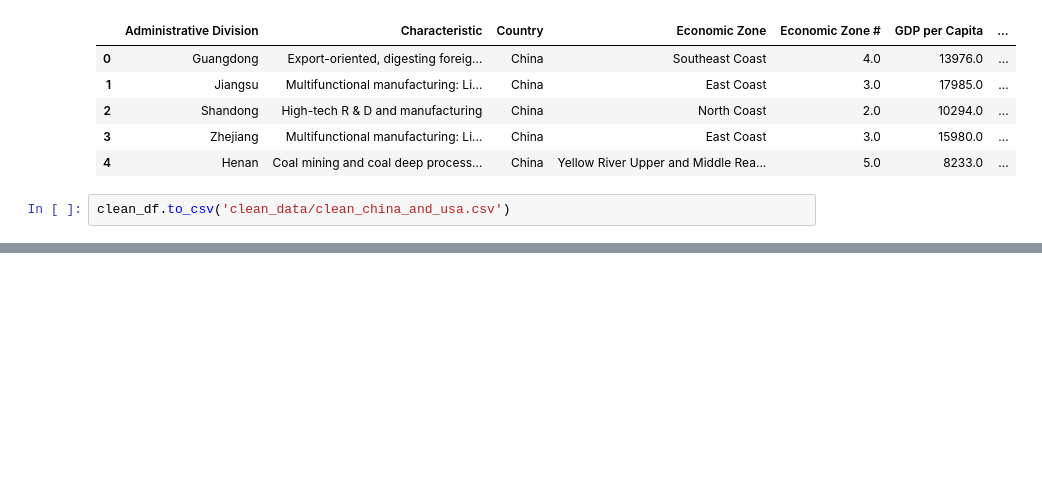
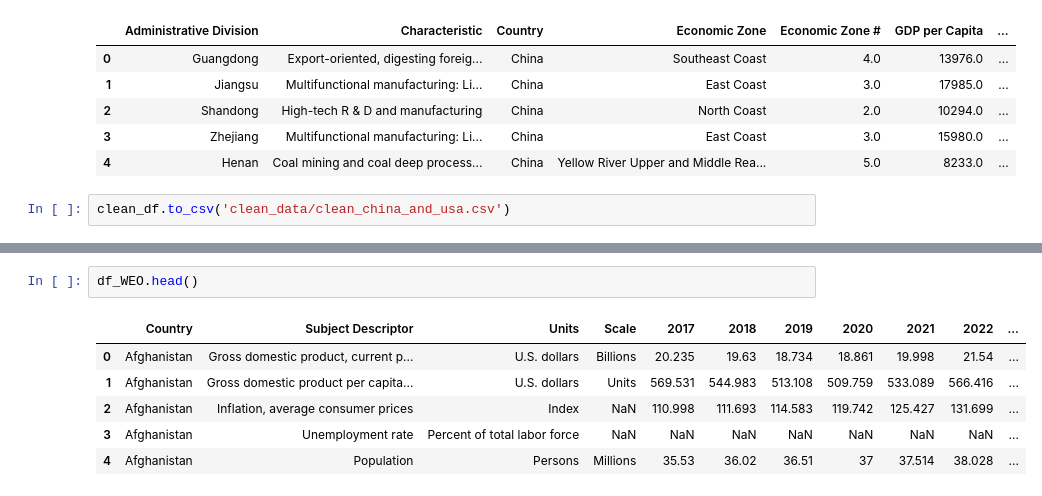
Before and after one commit to david880110/Economy-by-Country, a Jupyter notebook: data_cleaning.ipynb, the cells around one changed output, grey strips where cells are left out. Drawn from its saved outputs; the diff is of its cells as text; blank space fills up the shorter version.

```diff
--- a/data_cleaning.ipynb
+++ b/data_cleaning.ipynb
@@ -185,0 +210,9 @@ clean_df.to_csv('clean_data/clean_china_and_usa.csv')
+# %%
+df_WEO.head()
+# %% [output]
+|  | Country | Subject Descriptor | Units | Scale | 2017 | 2018 | 2019 | 2020 | 2021 | 2022 | ... |
+| 0 | Afghanistan | Gross domestic product, current p... | U.S. dollars | Billions | 20.235 | 19.63 | 18.734 | 18.861 | 19.998 | 21.54 | ... |
+| 1 | Afghanistan | Gross domestic product per capita... | U.S. dollars | Units | 569.531 | 544.983 | 513.108 | 509.759 | 533.089 | 566.416 | ... |
+| 2 | Afghanistan | Inflation, average consumer prices | Index | NaN | 110.998 | 111.693 | 114.583 | 119.742 | 125.427 | 131.699 | ... |
+| 3 | Afghanistan | Unemployment rate | Percent of total labor force | NaN | NaN | NaN | NaN | NaN | NaN | NaN | ... |
+| 4 | Afghanistan | Population | Persons | Millions | 35.53 | 36.02 | 36.51 | 37 | 37.514 | 38.028 | ... |
```
Also changed, not shown: parts of 8 cells of this notebook, 7 other files.
